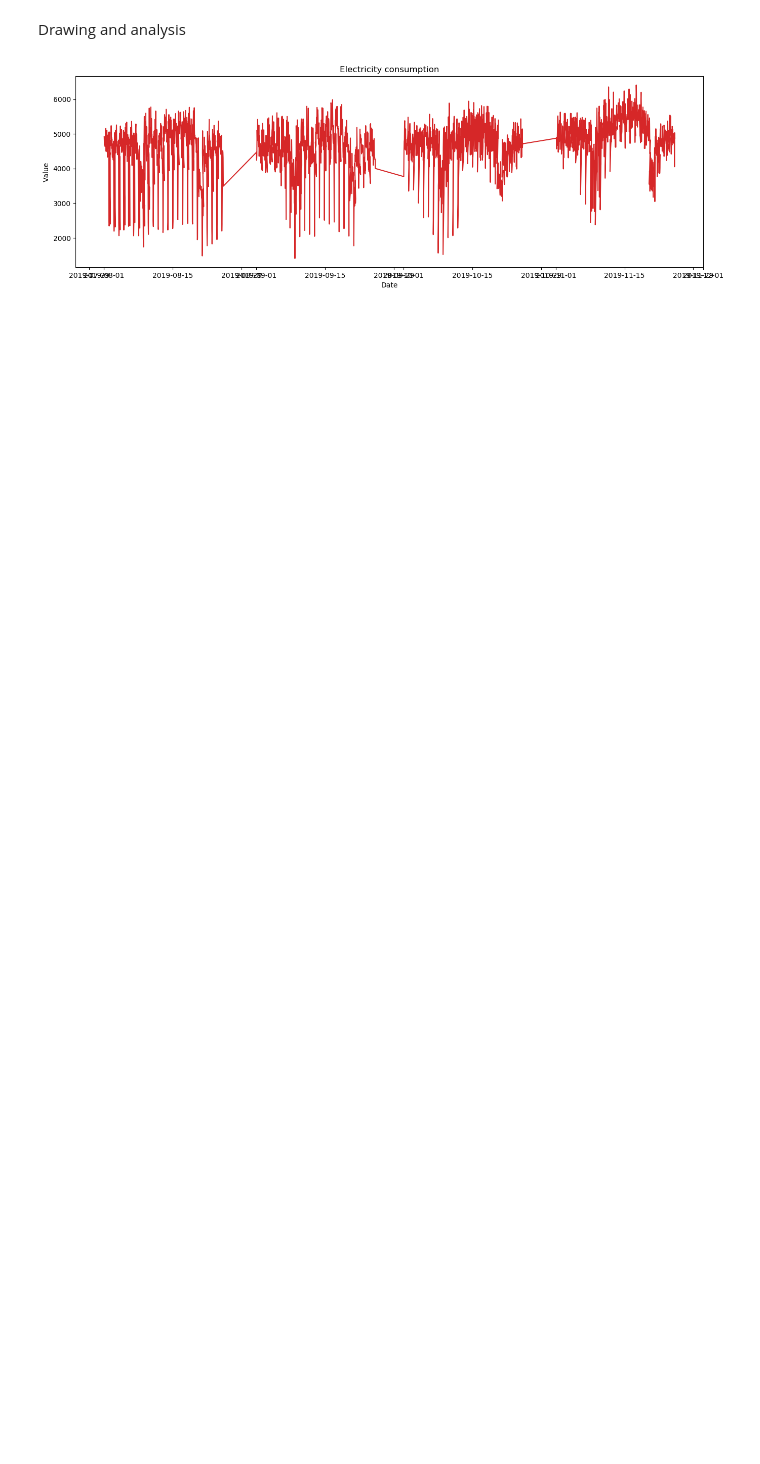
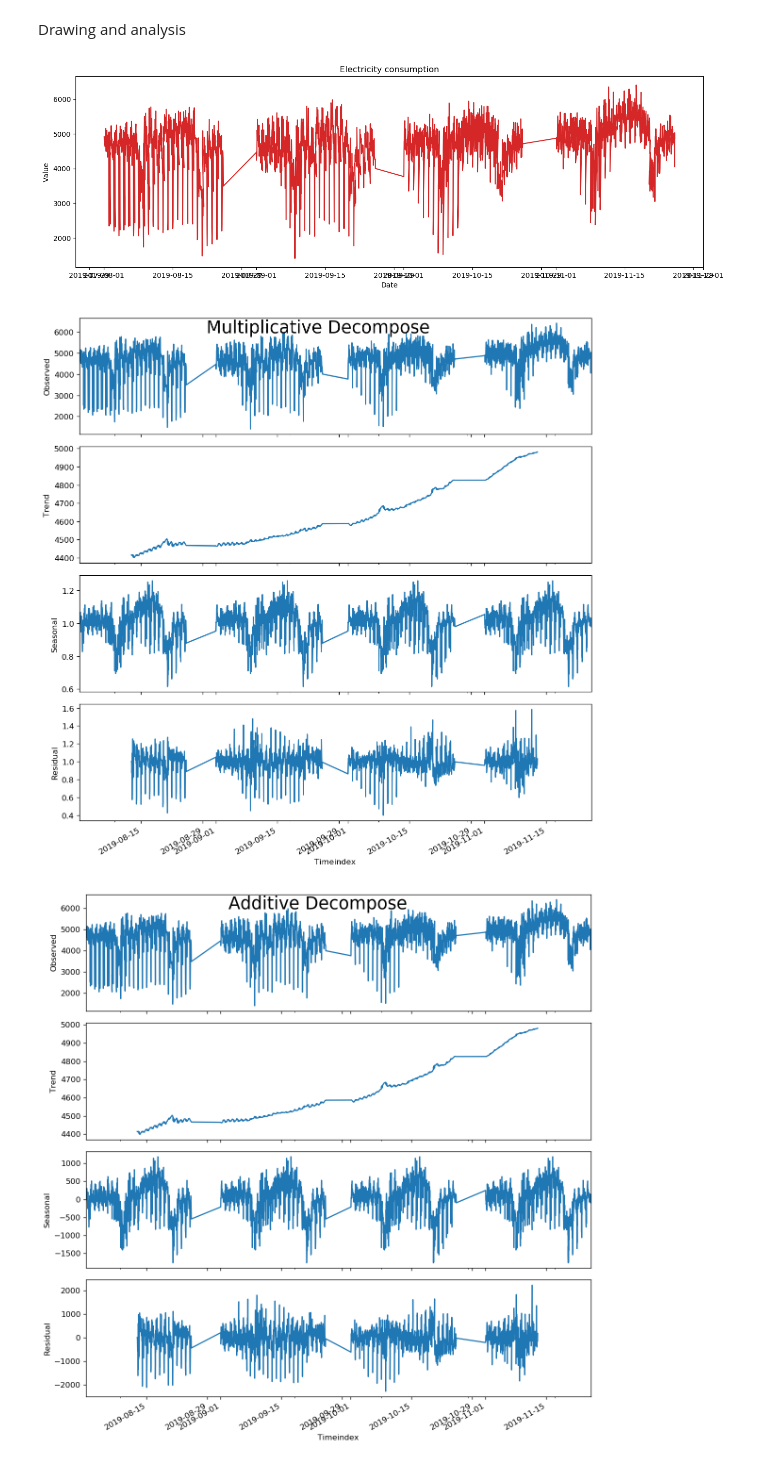
Before and after one commit to denismoroz1981/divd_project, a Jupyter notebook: divd_project.ipynb, the cells around one changed output. Cells and saved outputs as stored; diff of their text form; code cells hidden in the pictures; blank space fills up the shorter version.

```diff
--- a/divd_project.ipynb
+++ b/divd_project.ipynb
@@ -53,7 +53,8 @@ df.head()
 | 3 | 8 | 1 | actual | unbalance | 1 | -621.90 | 2019-08-01 | 01:00:00 | 2019-08-01 01:00:00 |
 | 4 | 8 | 1 | plan | Total | 1 | 4309.00 | 2019-08-01 | 01:00:00 | 2019-08-01 01:00:00 |
 # %%
-ser=df[df.Shop=="Total"]
-ser=ser[ser.Version=="actual"]
-ser=ser[["Timeindex","Volume"]]
-ser=ser.set_index("Timeindex")
+df1=df[df.Shop=="Total"]
+df1=df1[df1.Version=="actual"]
+df1=df1[["Timeindex","Volume"]]
+df1=df1.set_index("Timeindex")
+ser=df1.Volume
@@ -82,7 +77,16 @@ plot_df(ser, x=ser.index, y=ser.Volume, title='Electricity consumption')
 [figure]
 # %%
  #Multiplicative Decomposition
-result_mul = seasonal_decompose(ser, model='multiplicative',freq=1)
+result_mul = seasonal_decompose(ser, model='multiplicative',freq=720)
 
 # Additive Decomposition
-result_add = seasonal_decompose(ser, model='additive', freq=1)
+result_add = seasonal_decompose(ser, model='additive', freq=720)
+# %%
+#Plot
+plt.rcParams.update({'figure.figsize': (10,10)})
+result_mul.plot().suptitle('Multiplicative Decompose', fontsize=22)
+result_add.plot().suptitle('Additive Decompose', fontsize=22)
+plt.show()
+# %% [output]
+[figure, added]
+[figure, added]
```
Also changed, not shown: parts of 4 cells of this notebook.
